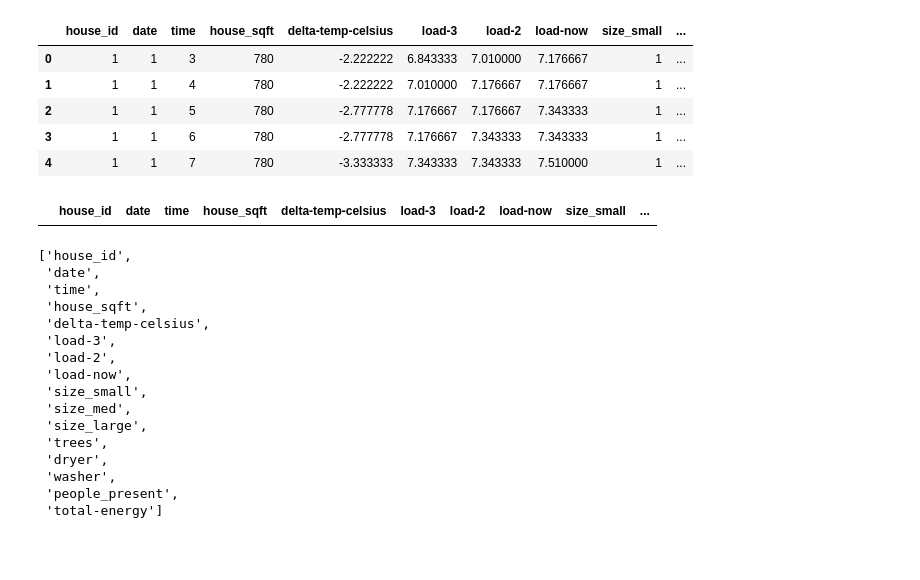
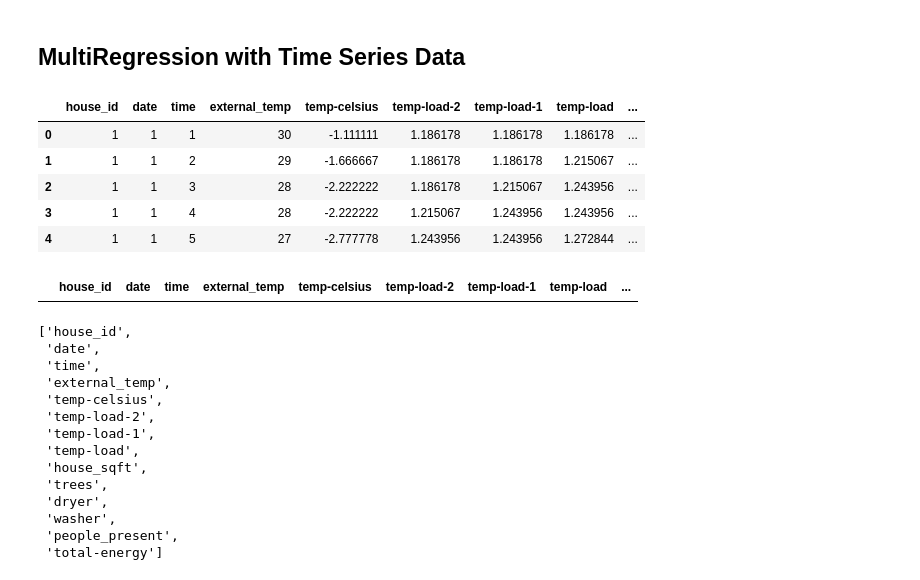
Before and after one commit to ejw-data/ml-playground, a Jupyter notebook: time_series_test.ipynb, the cells around one changed output. Saved outputs shown, nothing was run; the diff lists cells and outputs as text; code cells hidden in the pictures; blank space fills up the shorter version.

Commit message:
updated data and started time series tests

```diff
--- a/time_series_test.ipynb
+++ b/time_series_test.ipynb
@@ -1,35 +1,35 @@
+# %% [markdown]
+## MultiRegression with Time Series Data
 # %%
 # Dependencies
 import pandas as pd
 from sklearn.linear_model import LinearRegression
 # %%
-df = pd.read_csv('data/regression_data/time_series.csv')
+df = pd.read_csv('data/regression_data/time-series.csv')
 df.head()
 # %% [output]
-|  | house_id | date | time | house_sqft | delta-temp-celsius | load-3 | load-2 | load-now | size_small | ... |
-| 0 | 1 | 1 | 3 | 780 | -2.222222 | 6.843333 | 7.010000 | 7.176667 | 1 | ... |
-| 1 | 1 | 1 | 4 | 780 | -2.222222 | 7.010000 | 7.176667 | 7.176667 | 1 | ... |
-| 2 | 1 | 1 | 5 | 780 | -2.777778 | 7.176667 | 7.176667 | 7.343333 | 1 | ... |
-| 3 | 1 | 1 | 6 | 780 | -2.777778 | 7.176667 | 7.343333 | 7.343333 | 1 | ... |
-| 4 | 1 | 1 | 7 | 780 | -3.333333 | 7.343333 | 7.343333 | 7.510000 | 1 | ... |
+|  | house_id | date | time | external_temp | temp-celsius | temp-load-2 | temp-load-1 | temp-load | ... |
+| 0 | 1 | 1 | 1 | 30 | -1.111111 | 1.186178 | 1.186178 | 1.186178 | ... |
+| 1 | 1 | 1 | 2 | 29 | -1.666667 | 1.186178 | 1.186178 | 1.215067 | ... |
+| 2 | 1 | 1 | 3 | 28 | -2.222222 | 1.186178 | 1.215067 | 1.243956 | ... |
+| 3 | 1 | 1 | 4 | 28 | -2.222222 | 1.215067 | 1.243956 | 1.243956 | ... |
+| 4 | 1 | 1 | 5 | 27 | -2.777778 | 1.243956 | 1.243956 | 1.272844 | ... |
 # %%
 df[df.isna().any(axis=1)]
 # %% [output]
-|  | house_id | date | time | house_sqft | delta-temp-celsius | load-3 | load-2 | load-now | size_small | ... |
+|  | house_id | date | time | external_temp | temp-celsius | temp-load-2 | temp-load-1 | temp-load | ... |
 # %%
 list(df.columns)
 # %% [output]
 ['house_id',
  'date',
  'time',
+ 'external_temp',
+ 'temp-celsius',
+ 'temp-load-2',
+ 'temp-load-1',
+ 'temp-load',
  'house_sqft',
- 'delta-temp-celsius',
- 'load-3',
- 'load-2',
- 'load-now',
- 'size_small',
- 'size_med',
- 'size_large',
  'trees',
  'dryer',
  'washer',
```
Also changed, not shown: parts of 21 cells of this notebook, 2 other files.
